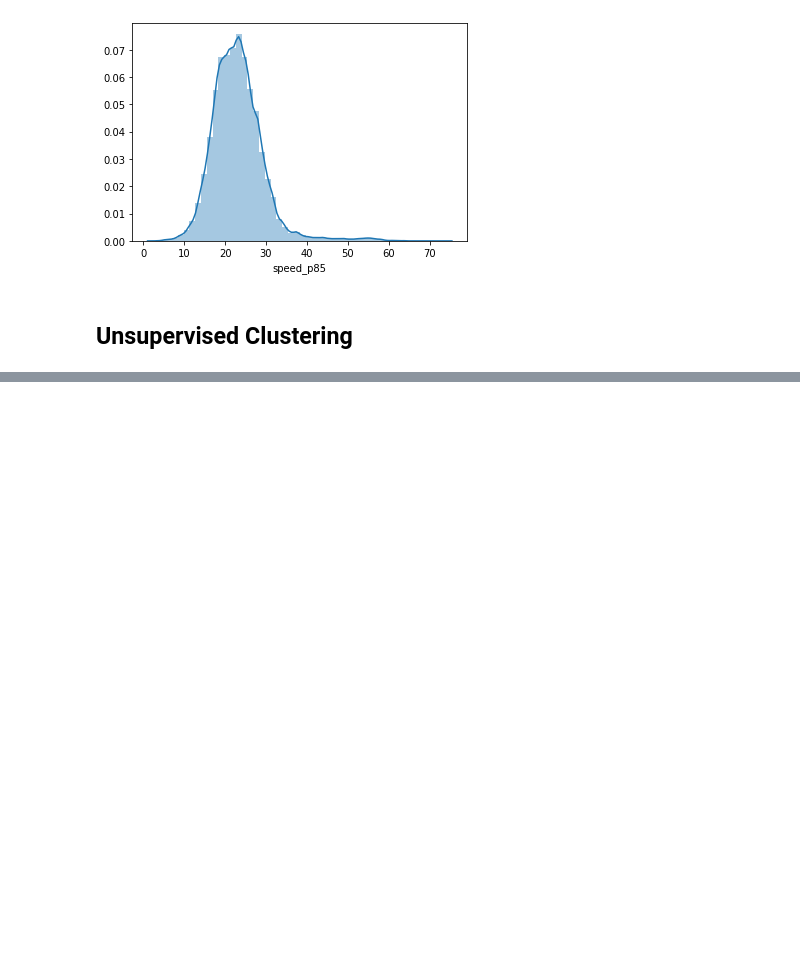
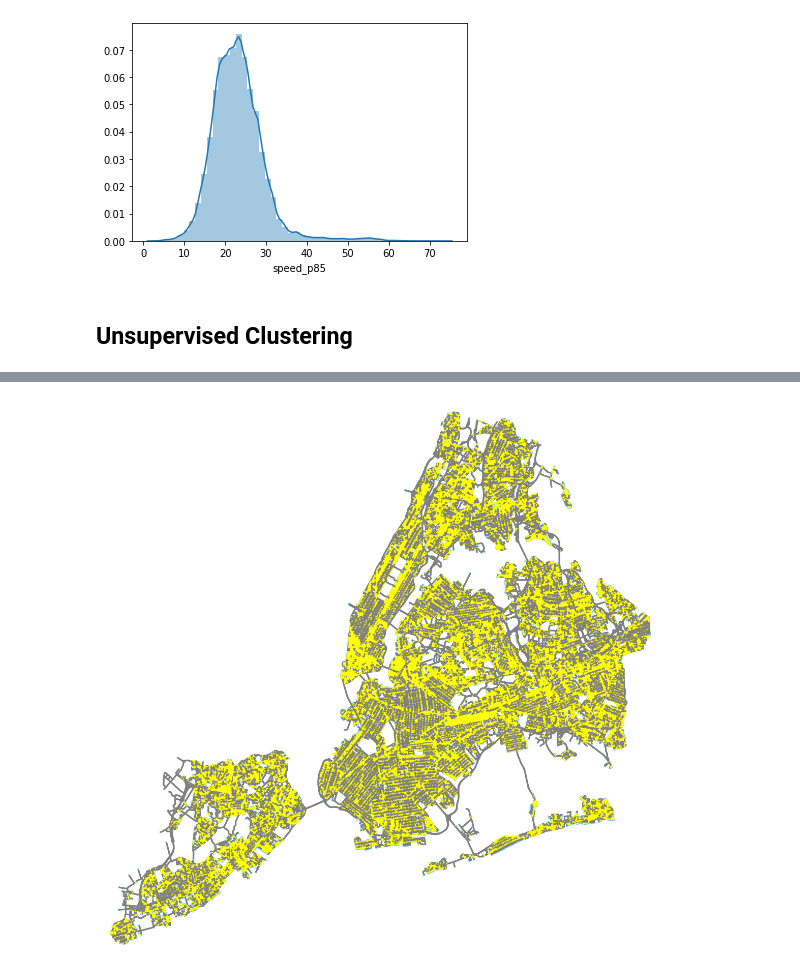
Before and after one commit to ischeinfeld/streets, a Jupyter notebook: EmbeddingModels.ipynb, the cells around one changed output, grey strips where cells are left out. Drawn from its saved outputs; the diff is of its cells as text; code cells hidden in the pictures; blank space fills up the shorter version.

```diff
--- a/EmbeddingModels.ipynb
+++ b/EmbeddingModels.ipynb
@@ -173,5 +180,5 @@ strong multicollinearity or other numerical problems.
 # %%
-Ypred = fit.predict(X)
+Ypred = fit.predict(sm.add_constant(X))
 Ypred_1 = fit_1.predict(X_1)
 Ypred_2 = fit_2.predict(X_2)
 
@@ -232,7 +214,9 @@ KeyError: '42817478'
 # %%
-ec = ['black' if 'speed_mph_mean' in d.keys() else 'yellow' for (u,v,d) in G.edges(data=True)]
+ec = ['yellow' if d['cluster'] == 0 else 'grey' for (u,v,k,d) in G.edges(data=True,keys=True)]
 #ez = [3 if 'speed_mph_mean' in d.keys() else 4 for (u,v,d) in G.edges(data=True)]
 
-fig, ax = ox.plot_graph(G, edge_color=ec, fig_height=8,
+fig, ax = ox.plot_graph(G, edge_color=ec, fig_height=20,
                      annotate=False, use_geom=True, edge_linewidth=3,
-                     edge_alpha=0.5)
+                     edge_alpha=1.0)
+# %% [output]
+[figure, added]
```
Also changed, not shown: parts of 14 cells of this notebook, 5 other files.
